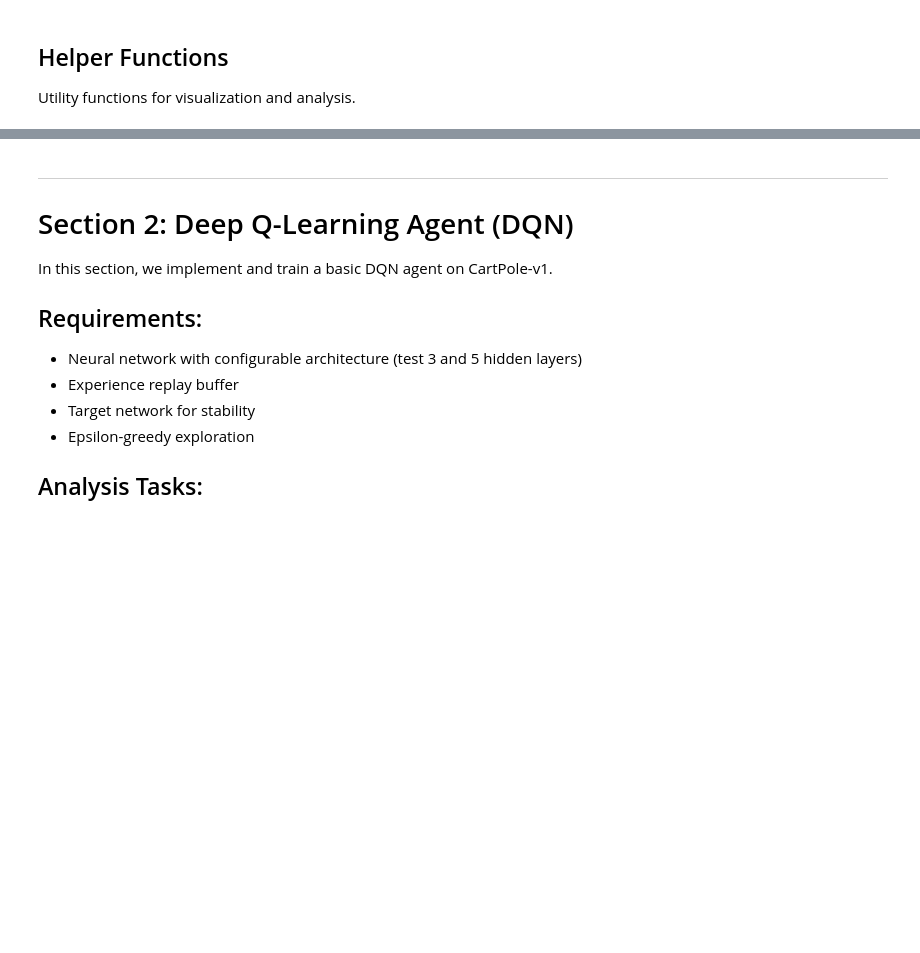
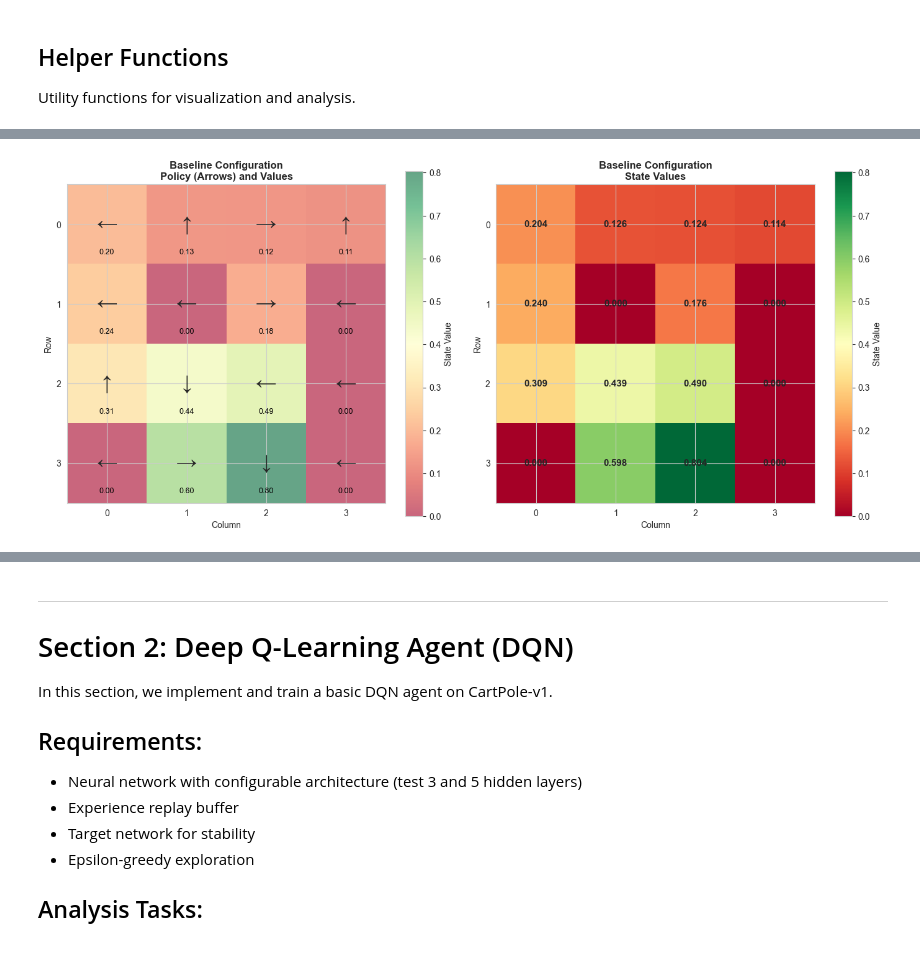
Before and after one commit to shaharoded/DeepQLearning, a Jupyter notebook: train-test-agents.ipynb, the cells around one changed output, grey strips where cells are left out. Saved outputs shown, nothing was run; the diff lists cells and outputs as text; code cells hidden in the pictures; blank space fills up the shorter version.

```diff
--- a/train-test-agents.ipynb
+++ b/train-test-agents.ipynb
@@ -246,0 +555,16 @@ def save_model_and_results(agent, results: Dict[str, Any], agent_name: str, base
+# %%
+# Create FrozenLake environment
+env_frozen = gym.make('FrozenLake-v1', is_slippery=True)
+
+# Get environment dimensions
+state_dim_frozen = env_frozen.observation_space.n
+action_dim_frozen = env_frozen.action_space.n
+
+print("FrozenLake-v1 Environment:")
+print(f"  State dimension: {state_dim_frozen} (discrete)")
+print(f"  Action dimension: {action_dim_frozen}")
+print(f"  State space: {env_frozen.observation_space}")
+print(f"  Action space: {env_frozen.action_space}")
+print("\nGoal: Navigate from Start (S) to Goal (G) on slippery ice")
+print("Map Layout:")
+print("  S = Start, F = Frozen surface, H = Hole, G = Goal")
@@ -246,0 +703,6 @@ def save_model_and_results(agent, results: Dict[str, Any], agent_name: str, base
+# %%
+# Extract and visualize policy
+policy, values = extract_policy_from_q_table(agent_ql_baseline.q_table)
+visualize_policy_grid(policy, values, "Baseline Configuration")
+# %% [output]
+[figure, added]
```
Also changed, not shown: parts of 25 cells of this notebook.
